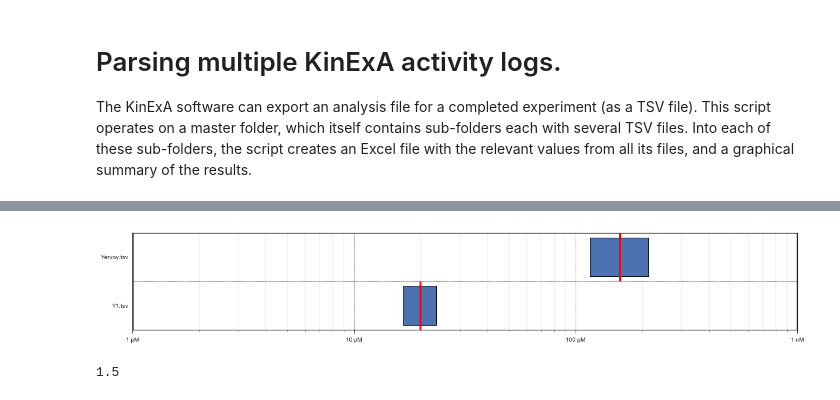
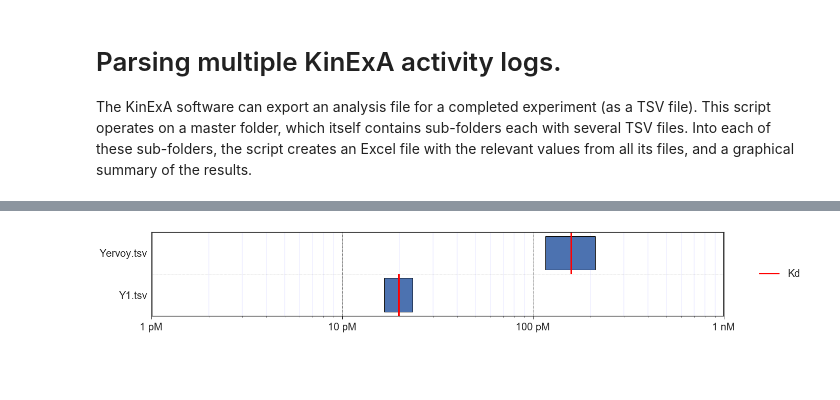
Before and after one commit to DanielMartinAlarcon/KinExA-tools, a Jupyter notebook: Kinexa nCurve parser.ipynb, the cells around one changed output, grey strips where cells are left out. Saved outputs shown, nothing was run; the diff lists cells and outputs as text; code cells hidden in the pictures; blank space fills up the shorter version.

Commit message:
nCurve log plot

```diff
--- a/Kinexa nCurve parser.ipynb
+++ b/Kinexa nCurve parser.ipynb
@@ -211,7 +211,7 @@ def plot_two_nCurves(cm1, cm2):
 # Preamble Cell
 
 # path_and_name_of_TSV = "/Users/DanielMA/Root/Hinge/Data analysis/Sandbox/Yervoy.tsv"
-# master, summary, curve_master, curve_summary = parse_TSV(path_and_name_of_TSV)
+# master, summary, curve_master, curve_summary = parse_TSV(path_and_name_of_nCurve_TSV)
 
-sum1 = parse_TSV("/Users/DanielMA/Root/Hinge/Data analysis/Sandbox/Yervoy.tsv")[1]
-sum2 = parse_TSV("/Users/DanielMA/Root/Hinge/Data analysis/Sandbox/Y1.tsv")[1]
+master, summary, curve_master, curve_summary = parse_nCurve_TSV("/Users/DanielMA/Root/Hinge/Data analysis/Sandbox/Yervoy/Yervoy.tsv")
+all2 = parse_nCurve_TSV("/Users/DanielMA/Root/Hinge/Data analysis/Sandbox/Y1/Y1.tsv")
@@ -234,6 +220,9 @@ Name: 0, dtype: object
 # """ Takes two nCurve summary documents, produces a single log plot that compares their Kd ranges """
 
 plt.clf
+sns.set(font_scale=2)
+sns.set_style("ticks")
+
 results = pd.concat([sum1.to_frame(),sum2.to_frame()], axis=1)
 fig = plt.figure(figsize=(20, 3))
 ax1 = fig.add_subplot(111)
@@ -245,64 +234,38 @@ kd_lo = results.loc['Kd Low']
 bar_height = kd_hi.sub(kd_lo)
 error1 = results.loc['%Error']
 kd1 = results.loc['Kd']
-cbp1 = results.loc['CBP Molecular Concentration']
 
 ax1.barh(ind, bar_height,left=kd_lo, align='center', edgecolor='k', linewidth=1)
 
 x_min = 1e-12
 x_max = 1e-9
 y_min = -0.5
 y_max = 1.5
 
 
 # ax1.set_xlim(x_min,x_max)
 ax1.set_ylim(y_min,y_max)
 ax1.set_xscale('log')
 
 ax1.vlines(1e-9,-0.5,len(results.columns), linewidth=3)  #Vertical line at 1 nM.
 ax1.vlines(1e-12,-0.5,len(results.columns), linewidth=3)  #Vertical line at 1 pM
 ax1.grid(which="major", axis='x', color='k', linestyle='--', linewidth=0.5)
 ax1.grid(which="minor", axis='x', color='b', linestyle='-', linewidth=0.1)
 # ax1.tick_params(top=True, labeltop=True)
 
 ax1.hlines(ind+0.5, x_min, x_max, linestyle='--', linewidth=0.5)
 
 # Red lines mark the Kd prediction for each bar.  Green lines mark the CBP concentration for that run.
-ax1.vlines(kd1,ind-0.5,ind+0.5, linewidth=3, color='r')  #Vertical line at 1 pM
-ax1.vlines(cbp1,ind-0.5,ind+0.5, linewidth=5, color='b')  #Vertical line at 1 pM
+ax1.vlines(kd1,ind-0.5,ind+0.5, linewidth=3, color='r')  #Vertical red line at the Kd
 
 plt.xticks( [1e-12, 1e-11, 1e-10, 1e-9], ['1 pM','10 pM','100 pM','1 nM'] )
 ax1.set_yticks(ind)
 ax1.set_yticklabels(labels)
 ax1.tick_params(axis='y',length=0)
 ax1.invert_yaxis()
 
-# data_for_table = results.loc[['File Name','Kd','%Error','CBP %Activity']]
-# col_labels=['File Name','Kd','% Error','% CBP']
+ax1.legend(loc='right', bbox_to_anchor=(1.15, 0.5))
 
-# file_names = results.loc['File Name'].values.tolist()
-# kd2 = ["{0:.0f}".format(x) for x in data_for_table.loc['Kd'].values / 1e-12]
-# error2 = ["{0:.2f}".format(x) for x in data_for_table.loc['%Error'].values]
-# cbp2 = ["{0:.0f}".format(round(x,0)) for x in data_for_table.loc['CBP %Activity'].values]
-
-# cell_text = np.array([file_names, kd2, error2, cbp2]).T.tolist()
-# col_widths = [1]+[0.5]*4
-
-# the_table = ax1.table(cellText=cell_text, cellColours=None,
-#   cellLoc='center', colWidths=col_widths,
-#   rowLabels=None, rowColours=None, rowLoc='left',
-#   colLabels=col_labels, colColours=None, colLoc='center',
-#   loc='right', bbox=[0.0, -0.6, 1.0, 0.5])
-
-# the_table.auto_set_font_size(False)
-# the_table.set_fontsize (10)
-
-# parent_directory = os.path.dirname(path)
-# plt.savefig(parent_directory + '/Graph '+ os.path.basename(path) +'.png',bbox_inches='tight')
 plt.show()
 # %% [output]
-[figure, old version]
+[figure, new version]
-# %%
-y_max
-# %% [output]
-1.5
```
Also changed, not shown: parts of 3 cells of this notebook.
